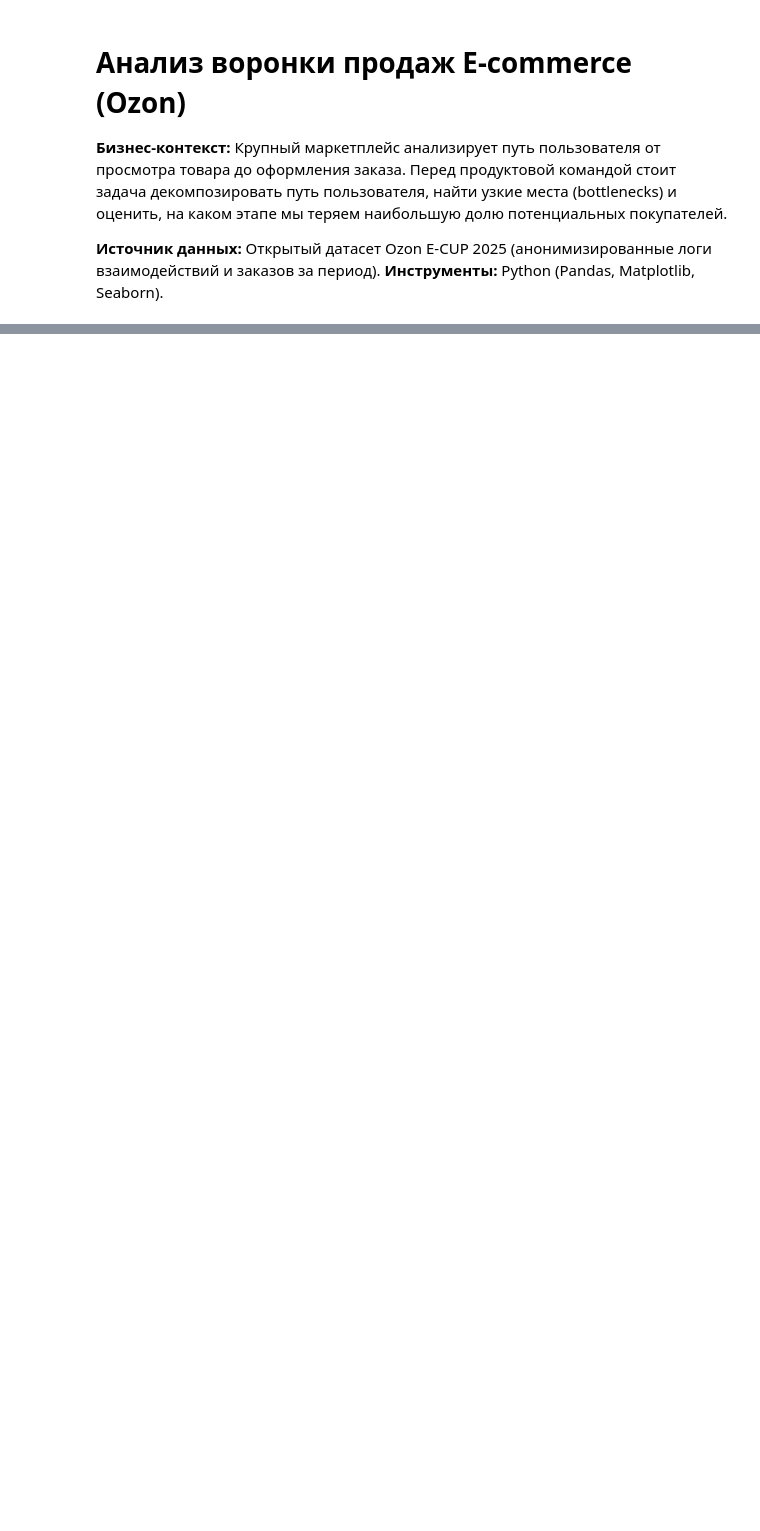
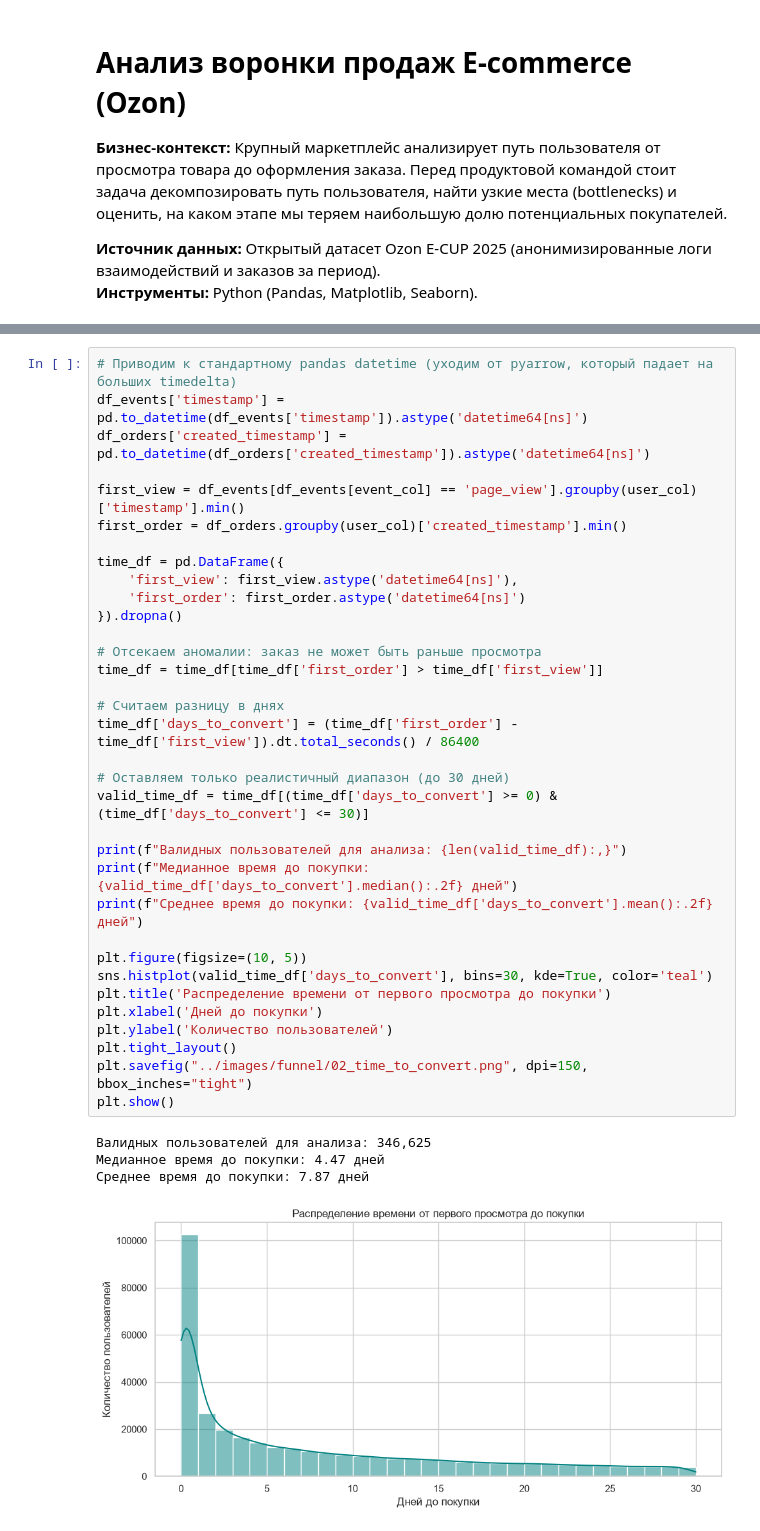
Before and after one commit to veta-suhih/ecommerce-funnel-ab-test, a Jupyter notebook: notebooks/01_funnel_analysis.ipynb, the cells around one changed output, grey strips where cells are left out. Drawn from its saved outputs; the diff is of its cells as text; blank space fills up the shorter version.

```diff
--- a/notebooks/01_funnel_analysis.ipynb
+++ b/notebooks/01_funnel_analysis.ipynb
@@ -138,0 +165,39 @@ plt.show()
+# %%
+# Приводим к стандартному pandas datetime (уходим от pyarrow, который падает на больших timedelta)
+df_events['timestamp'] = pd.to_datetime(df_events['timestamp']).astype('datetime64[ns]')
+df_orders['created_timestamp'] = pd.to_datetime(df_orders['created_timestamp']).astype('datetime64[ns]')
+
+first_view = df_events[df_events[event_col] == 'page_view'].groupby(user_col)['timestamp'].min()
+first_order = df_orders.groupby(user_col)['created_timestamp'].min()
+
+time_df = pd.DataFrame({
+    'first_view': first_view.astype('datetime64[ns]'),
+    'first_order': first_order.astype('datetime64[ns]')
+}).dropna()
+
+# Отсекаем аномалии: заказ не может быть раньше просмотра
+time_df = time_df[time_df['first_order'] > time_df['first_view']]
+
+# Считаем разницу в днях
+time_df['days_to_convert'] = (time_df['first_order'] - time_df['first_view']).dt.total_seconds() / 86400
+
+# Оставляем только реалистичный диапазон (до 30 дней)
+valid_time_df = time_df[(time_df['days_to_convert'] >= 0) & (time_df['days_to_convert'] <= 30)]
+
+print(f"Валидных пользователей для анализа: {len(valid_time_df):,}")
+print(f"Медианное время до покупки: {valid_time_df['days_to_convert'].median():.2f} дней")
+print(f"Среднее время до покупки: {valid_time_df['days_to_convert'].mean():.2f} дней")
+
+plt.figure(figsize=(10, 5))
+sns.histplot(valid_time_df['days_to_convert'], bins=30, kde=True, color='teal')
+plt.title('Распределение времени от первого просмотра до покупки')
+plt.xlabel('Дней до покупки')
+plt.ylabel('Количество пользователей')
+plt.tight_layout()
+plt.savefig("../images/funnel/02_time_to_convert.png", dpi=150, bbox_inches="tight")
+plt.show()
+# %% [output]
+Валидных пользователей для анализа: 346,625
+Медианное время до покупки: 4.47 дней
+Среднее время до покупки: 7.87 дней
+[figure, added]
```
Also changed, not shown: parts of 18 cells of this notebook, 11 other files.
